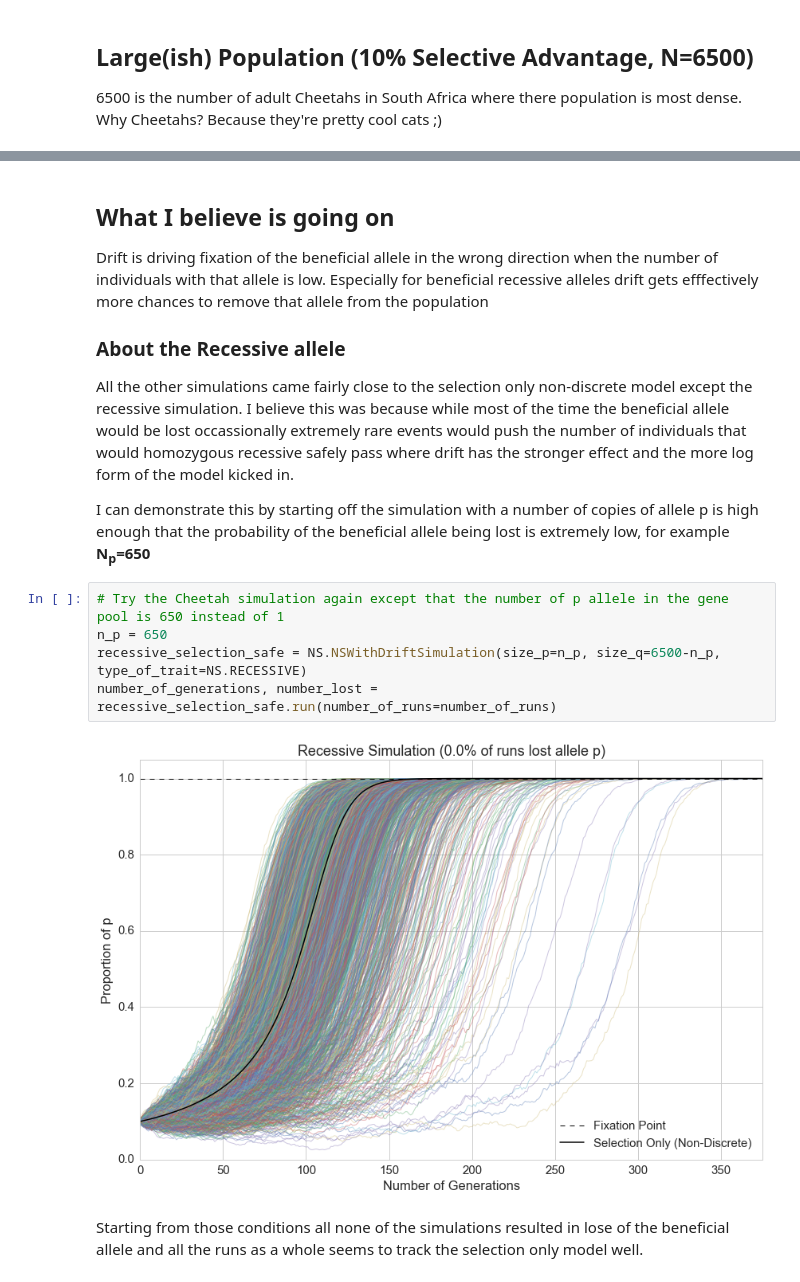
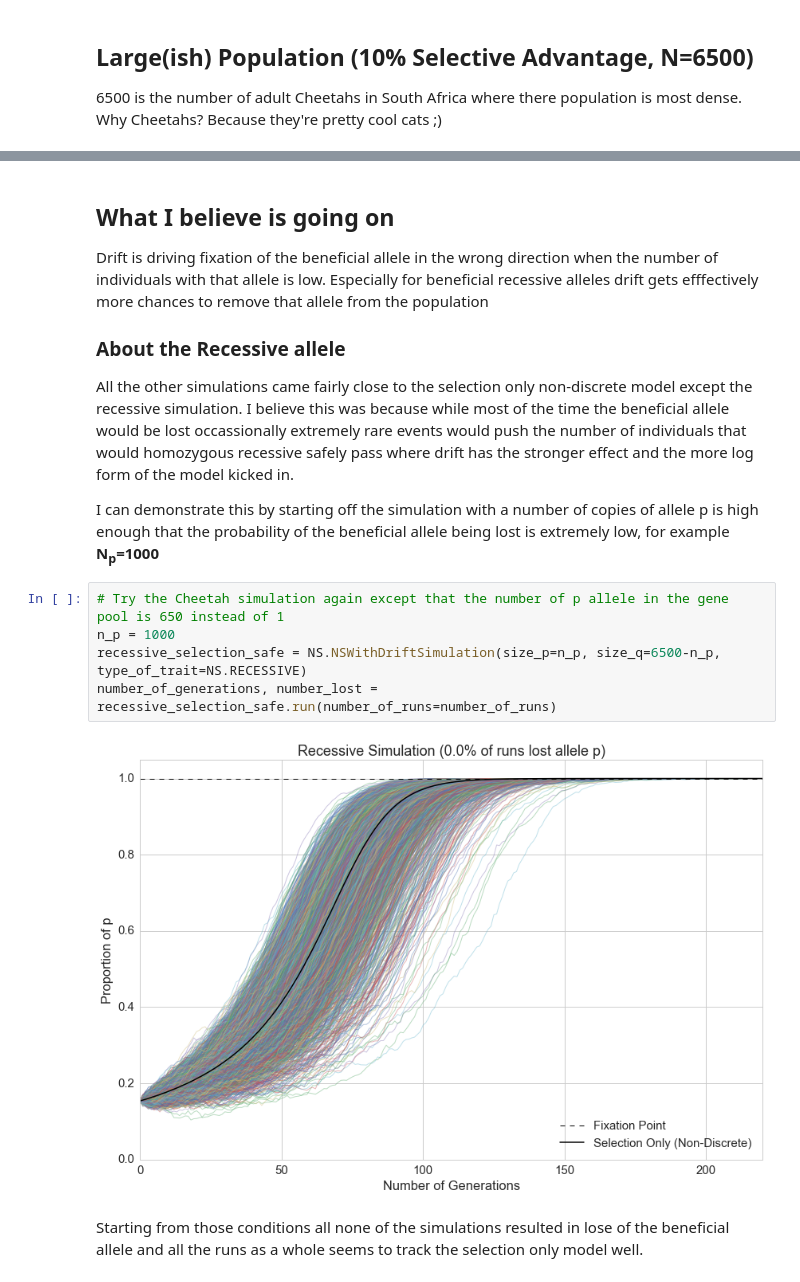
Before and after one commit to arose13/YorkU-PopulationGenetics, a Jupyter notebook: for_fun/Beneficial Allele Fixation.ipynb, the cells around one changed output, grey strips where cells are left out. Saved outputs shown, nothing was run; the diff lists cells and outputs as text.

```diff
--- a/for_fun/Beneficial Allele Fixation.ipynb
+++ b/for_fun/Beneficial Allele Fixation.ipynb
@@ -78,13 +78,13 @@ Drift is driving fixation of the beneficial allele in the wrong direction when t
 
 All the other simulations came fairly close to the selection only non-discrete model except the recessive simulation. I believe this was because while most of the time the beneficial allele would be lost occassionally extremely rare events would push the number of individuals that would homozygous recessive safely pass where drift has the stronger effect and the more log form of the model kicked in.
 
-I can demonstrate this by starting off the simulation with a number of copies of allele p is high enough that the probability of the beneficial allele being lost is extremely low, for example **N<sub>p</sub>=650**
+I can demonstrate this by starting off the simulation with a number of copies of allele p is high enough that the probability of the beneficial allele being lost is extremely low, for example **N<sub>p</sub>=1000**
 # %%
 # Try the Cheetah simulation again except that the number of p allele in the gene pool is 650 instead of 1
-n_p = 650
+n_p = 1000
 recessive_selection_safe = NS.NSWithDriftSimulation(size_p=n_p, size_q=6500-n_p, type_of_trait=NS.RECESSIVE)
 number_of_generations, number_lost = recessive_selection_safe.run(number_of_runs=number_of_runs)
 # %% [output]
-[figure, old version]
+[figure, new version]
 # %% [markdown]
 Starting from those conditions all none of the simulations resulted in lose of the beneficial allele and all the runs as a whole seems to track the selection only model well.
```
Also changed, not shown: parts of 6 cells of this notebook.
